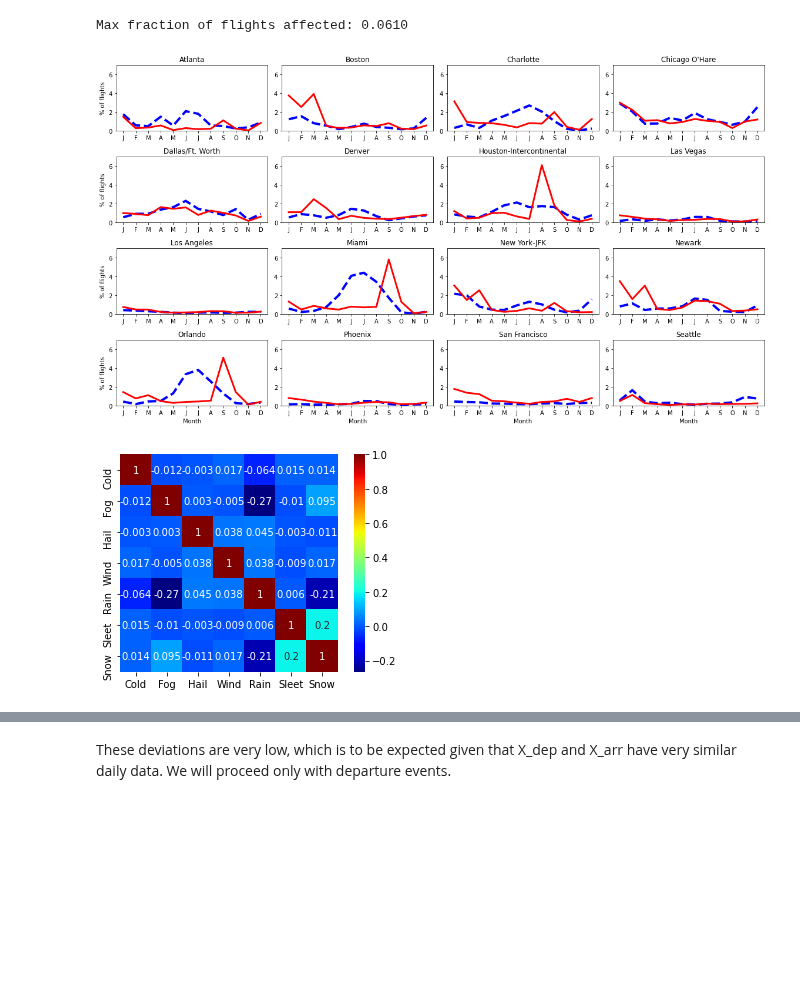
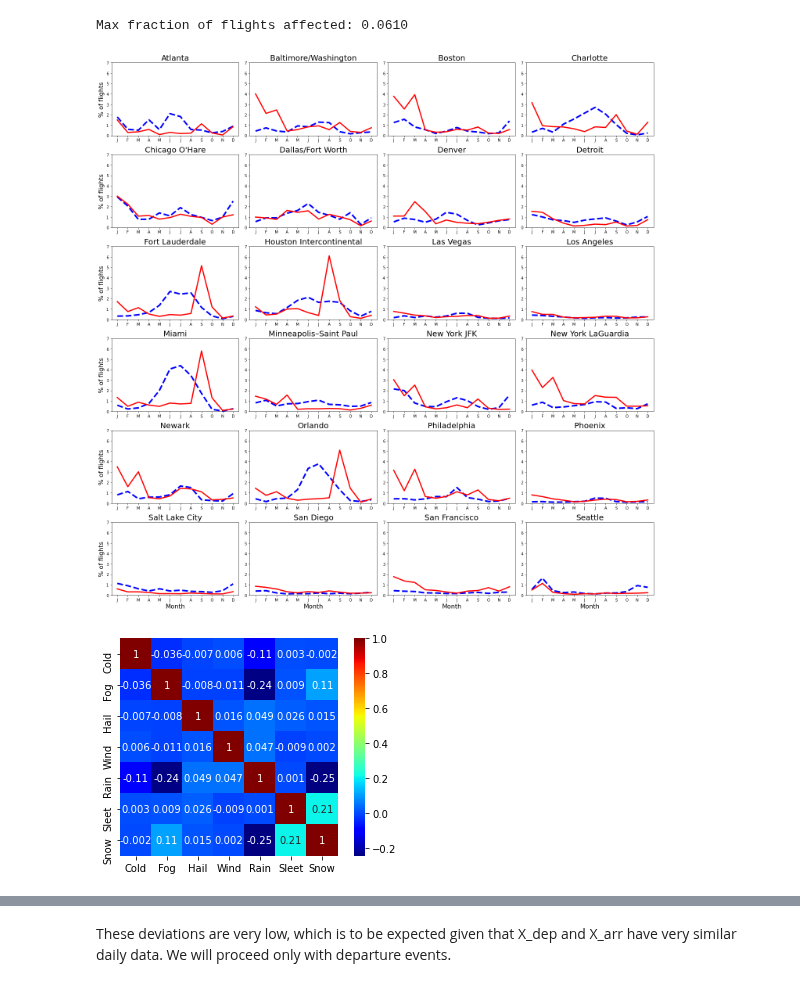
Before and after one commit to BarrettNB/Springboard, a Jupyter notebook: Capstone_2--Airport_weather/Steps_2-3_DataWrangling_EDA_2_Merging.ipynb, the cells around one changed output, grey strips where cells are left out. Cells and saved outputs as stored; diff of their text form; code cells hidden in the pictures; blank space fills up the shorter version.

Commit message:
Expand from 16 to 24 airports; loosen Hail codes

```diff
--- a/Capstone_2--Airport_weather/Steps_2-3_DataWrangling_EDA_2_Merging.ipynb
+++ b/Capstone_2--Airport_weather/Steps_2-3_DataWrangling_EDA_2_Merging.ipynb
@@ -85,52 +89,55 @@ busiest_airports = pd.read_csv('busiest_US_airports2018.csv', index_col='Rank')
 busiest_airports.rename({'Airport': 'Code'}, axis=1, inplace=True)
 #Naming them by hand to allow for name customization.
 busiest_airports['Airport'] =  busiest_airports.Code.map(
-    {'ATL':'Atlanta', 'BOS':'Boston', 'CLT':'Charlotte', 'DEN':'Denver', 'DFW':'Dallas/Ft. Worth',
-     'EWR':'Newark', 'IAH':'Houston-Intercontinental', 'JFK':'New York-JFK', 'LAS':'Las Vegas',
+    {'ATL':'Atlanta', 'BOS':'Boston', 'CLT':'Charlotte', 'DEN':'Denver', 'DFW':'Dallas/Fort Worth',
+     'EWR':'Newark', 'IAH':'Houston Intercontinental', 'JFK':'New York JFK', 'LAS':'Las Vegas',
      'LAX':'Los Angeles', 'MIA':'Miami', 'MCO':'Orlando', 'ORD':"Chicago O'Hare",
-     'SEA':'Seattle', 'SFO':'San Francisco', 'PHX':'Phoenix'})
+     'SEA':'Seattle', 'SFO':'San Francisco', 'PHX':'Phoenix', 'MSP':'Minneapolis–Saint Paul',
+     'DTW':'Detroit', 'PHL':'Philadelphia', 'LGA':'New York LaGuardia', 'FLL':'Fort Lauderdale',
+     'BWI':'Baltimore/Washington', 'SLC':'Salt Lake City', 'SAN':'San Diego'})
 busiest_airports.sort_values(by='Airport', inplace=True)
 # %% [output]
 Max fraction of flights affected: 0.0610
 # %%
-w, l = 4, 4
-fig, axs = plt.subplots(w, l, figsize=(16,9))
+h, w = 6, 4
 months = list('JFMAMJJASOND')
 x = np.arange(1, len(months)+1)
-for i in range(l):
+fig, axs = plt.subplots(nrows=h, ncols=w, figsize=(20,20))
+for i in range(h):
     for j in range(w):
         airport_index = airport_monthly_summaries[
-            airport_monthly_summaries.ORIGIN == busiest_airports.iloc[l*i + j].loc['Code']].index.to_numpy()
+            airport_monthly_summaries.ORIGIN == busiest_airports.iloc[w*i + j].loc['Code']].index.to_numpy()
         axs[i,j].plot(x, 100*airport_monthly_summaries.FracDelayed[airport_index], color='b', lw=4, ls='--')
         axs[i,j].plot(x, 100*airport_monthly_summaries.FracCancelled[airport_index], color='r', lw=3)
-        axs[i,j].set_title(busiest_airports.Airport.iloc[l*i + j])
+        axs[i,j].set_title(busiest_airports.Airport.iloc[w*i + j], fontsize=20)
         axs[i,j].set_xticks(x)
         axs[i,j].set_xticklabels(months)
         axs[i,j].set_ylim([0,7])
-        if i==l-1:
-            axs[l-1,j].set_xlabel("Month")
+        if i==h-1:
+            axs[i,j].set_xlabel("Month", fontsize=16)
         if j==0:
-            axs[i,0].set_ylabel("% of flights")
+            axs[i,j].set_ylabel("% of flights", fontsize=16)
 plt.tight_layout()
+os.chdir(WORKING_DIR + r'\figures')
 if save_plots:
     plt.savefig('MonthlySummariesByAirport.png')
 plt.show()
 # %% [output]
-[figure, old version]
+[figure, new version]
 # %%
 #Weather events correlation matrix
 plt.figure()
-weather_events_corr = pd.read_csv('weather_code_corr.csv')
+weather_events_corr = pd.read_csv(
+    'D:\Springboard_DataSci\Assignments\Capstone_2--Airport_weather\data\weather_code_corr.csv')
 weather_events_corr.set_index(weather_events_corr.columns[0], inplace=True)
 weather_events_corr.index.rename('Index', inplace=True)
-os.chdir(WORKING_DIR + r'\figures')
 corr_ax = sns.heatmap(weather_events_corr, square=True, annot=True, cmap=plt.get_cmap('jet'))
 corr_ax.set_ylabel('')
 if save_plots:
     plt.savefig('CorrMatrixPlot.png')
 plt.show()
 # %% [output]
-[figure, old version]
+[figure, new version]
 # %%
 #Max absolute difference.
 maxAbsDiff = lambda A, B, axis=None: np.max(np.abs(A-B), axis=axis)
```
Also changed, not shown: parts of 6 cells of this notebook, 3 other files.
